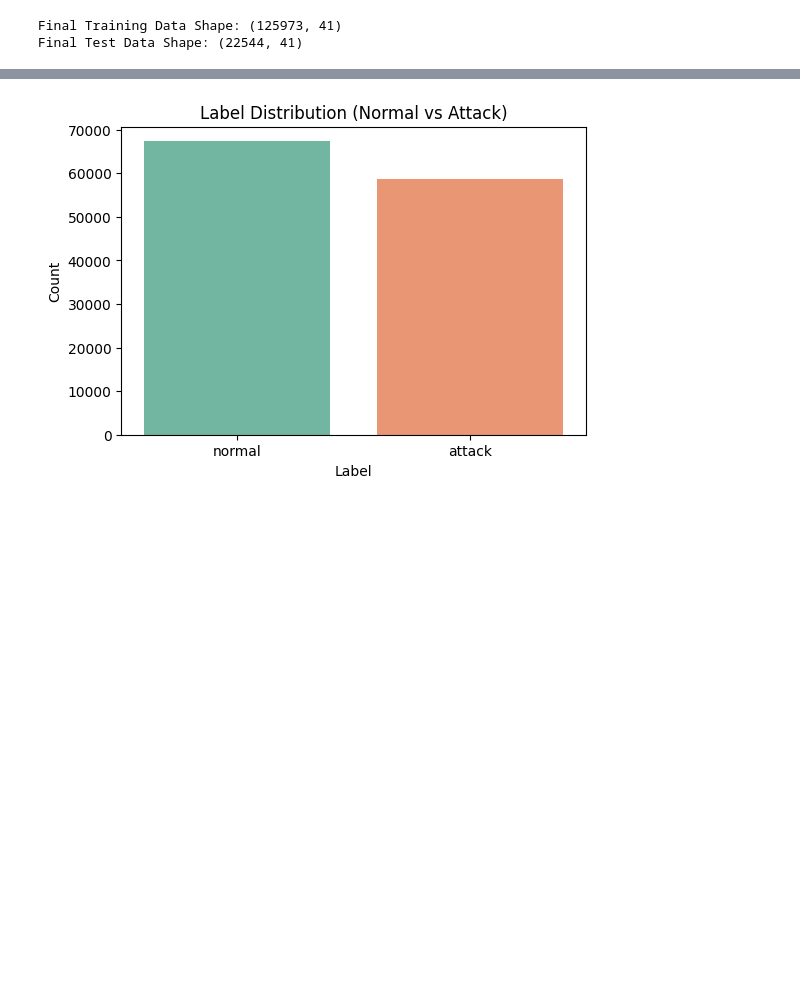
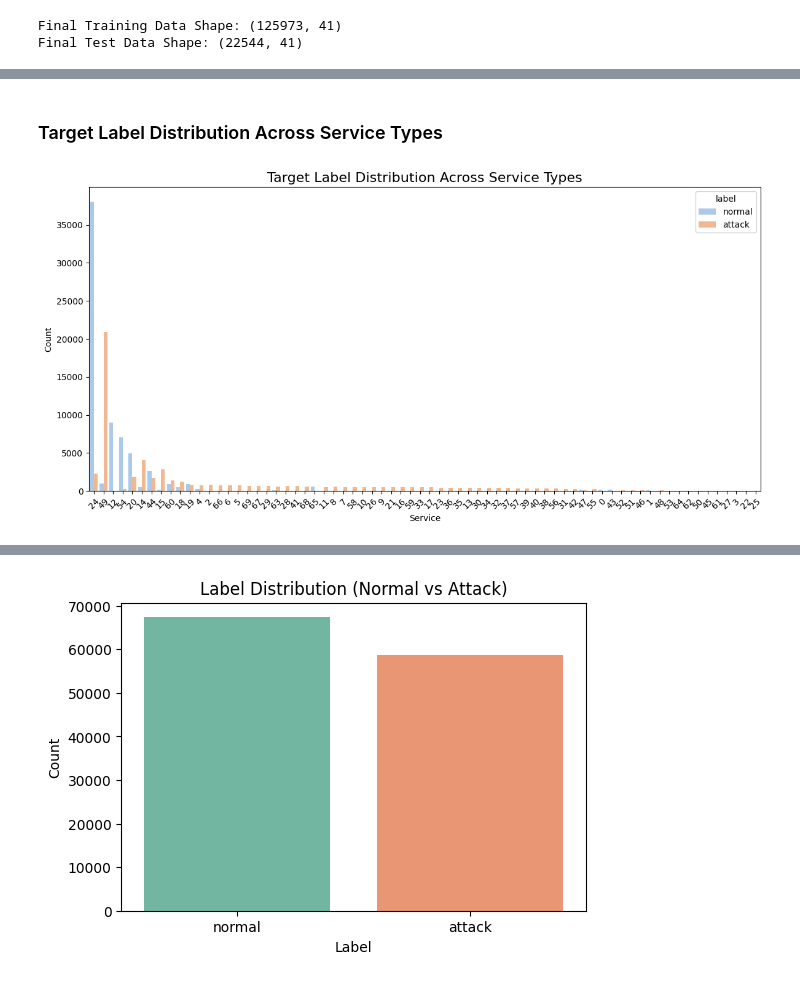
Before and after one commit to Purvang2803/NSL_KDD, a Jupyter notebook: nsl_kdd.ipynb, the cells around one changed output, grey strips where cells are left out. Cells and saved outputs as stored; diff of their text form; code cells hidden in the pictures; blank space fills up the shorter version.

```diff
--- a/nsl_kdd.ipynb
+++ b/nsl_kdd.ipynb
@@ -219,0 +261,13 @@ Final Test Data Shape: (22544, 41)
+# %% [markdown]
+###  Target Label Distribution Across Service Types
+# %%
+plt.figure(figsize=(12, 6))
+sns.countplot(data=train_df, x='service', hue='label', order=train_df['service'].value_counts().index, palette='pastel')
+plt.title('Target Label Distribution Across Service Types', fontsize=16)
+plt.xlabel('Service')
+plt.ylabel('Count')
+plt.xticks(rotation=45)
+plt.tight_layout()
+plt.show()
+# %% [output]
+[figure, added]
```
Also changed, not shown: parts of 63 cells of this notebook.
